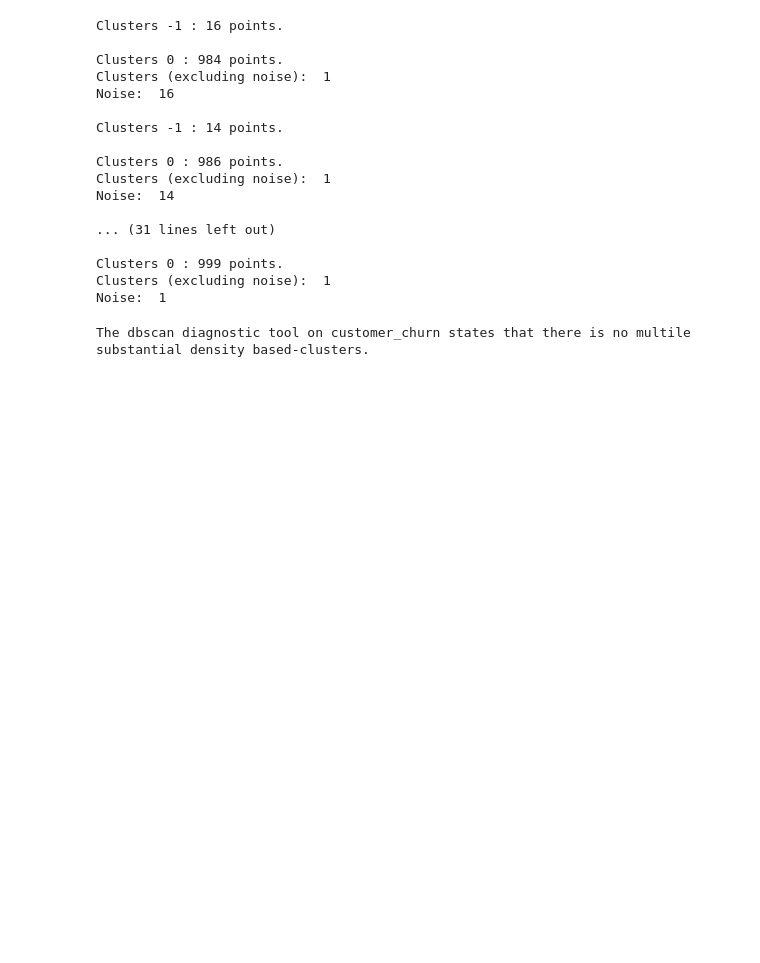
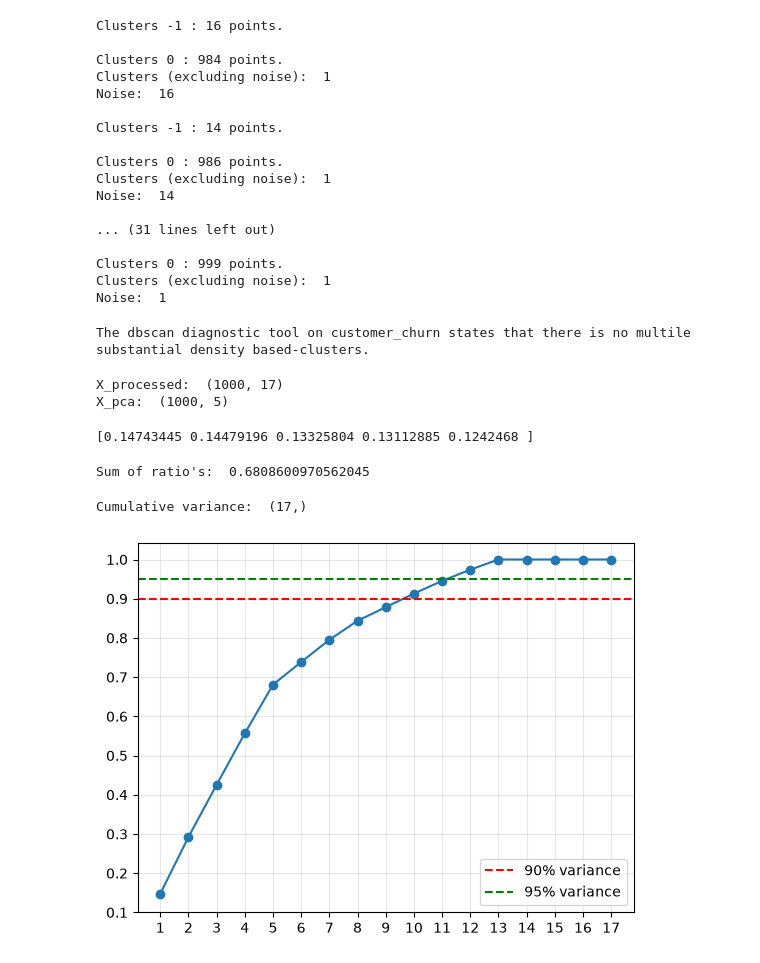
Before and after one commit to YashInLogN/CFO, a Jupyter notebook: cf0_001_unsupervised.ipynb, the cells around one changed output. Cells and saved outputs as stored; diff of their text form; code cells hidden in the pictures; blank space fills up the shorter version.

Commit message:
Working on dimensionality reuction while retaining the variance of the dataset using PCA.

```diff
--- a/cf0_001_unsupervised.ipynb
+++ b/cf0_001_unsupervised.ipynb
@@ -694,0 +701,52 @@ The dbscan diagnostic tool on customer_churn states that there is no multile sub
+# %%
+print("X_processed: ", X_processed.shape)
+print("X_pca: ", X_pca.shape)
+# %% [output]
+X_processed:  (1000, 17)
+X_pca:  (1000, 5)
+# %%
+print(pca_model.explained_variance_ratio_)
+# %% [output]
+[0.14743445 0.14479196 0.13325804 0.13112885 0.1242468 ]
+# %%
+print("Sum of ratio's: ", sum(pca_model.explained_variance_ratio_))
+# %% [output]
+Sum of ratio's:  0.6808600970562045
+# %%
+pca_full = PCA()
+
+X_full = pca_full.fit_transform(X_processed)
+# %%
+cumulative_variance = np.cumsum(
+    pca_full.explained_variance_ratio_
+)
+
+print("Cumulative variance: ", cumulative_variance.shape)
+# %% [output]
+Cumulative variance:  (17,)
+# %%
+plt.plot(
+    range(1, 18),
+    cumulative_variance,
+    marker="o"
+)
+
+plt.axhline(
+    y=0.90,
+    color="red",
+    linestyle="--",
+    label="90% variance"
+)
+plt.axhline(
+    y=0.95,
+    color="green",
+    linestyle="--",
+    label="95% variance"
+)
+plt.grid(alpha=0.3)
+plt.legend()
+plt.yticks(np.arange(0.1, 1.1, 0.1))
+plt.xticks(range(1, 18))
+plt.show()
+# %% [output]
+[figure, added]
```
Also changed, not shown: parts of 1 cell of this notebook.
